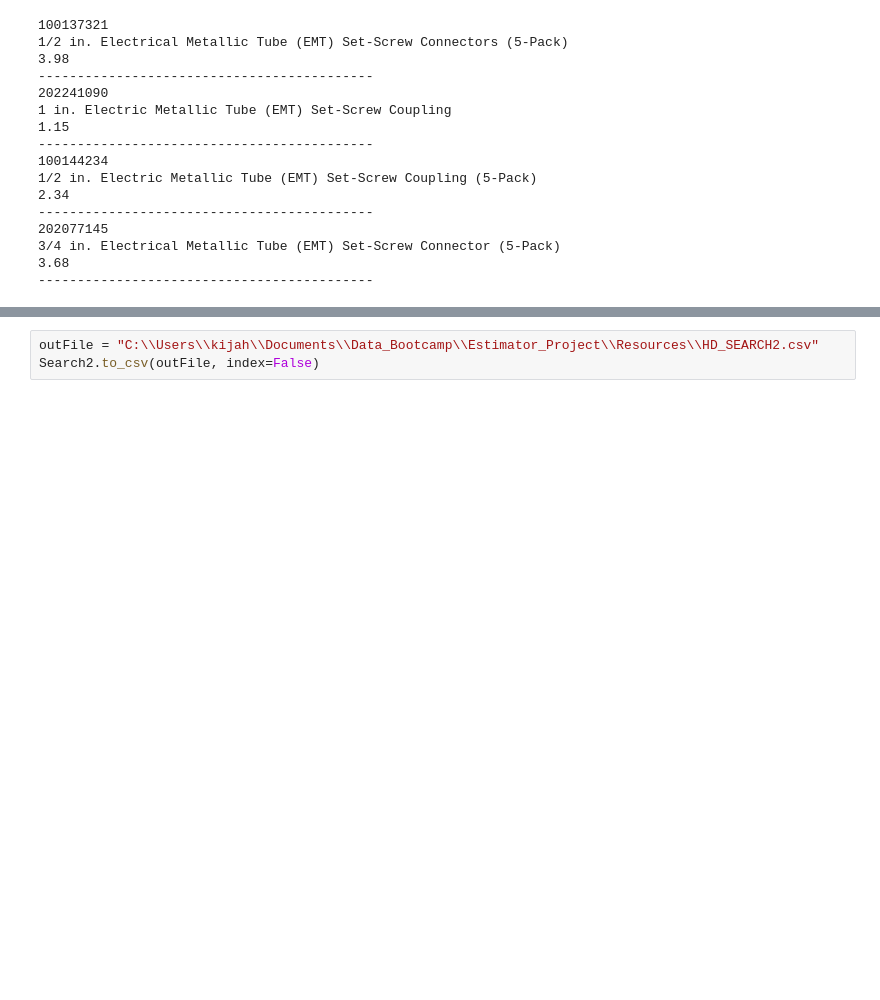
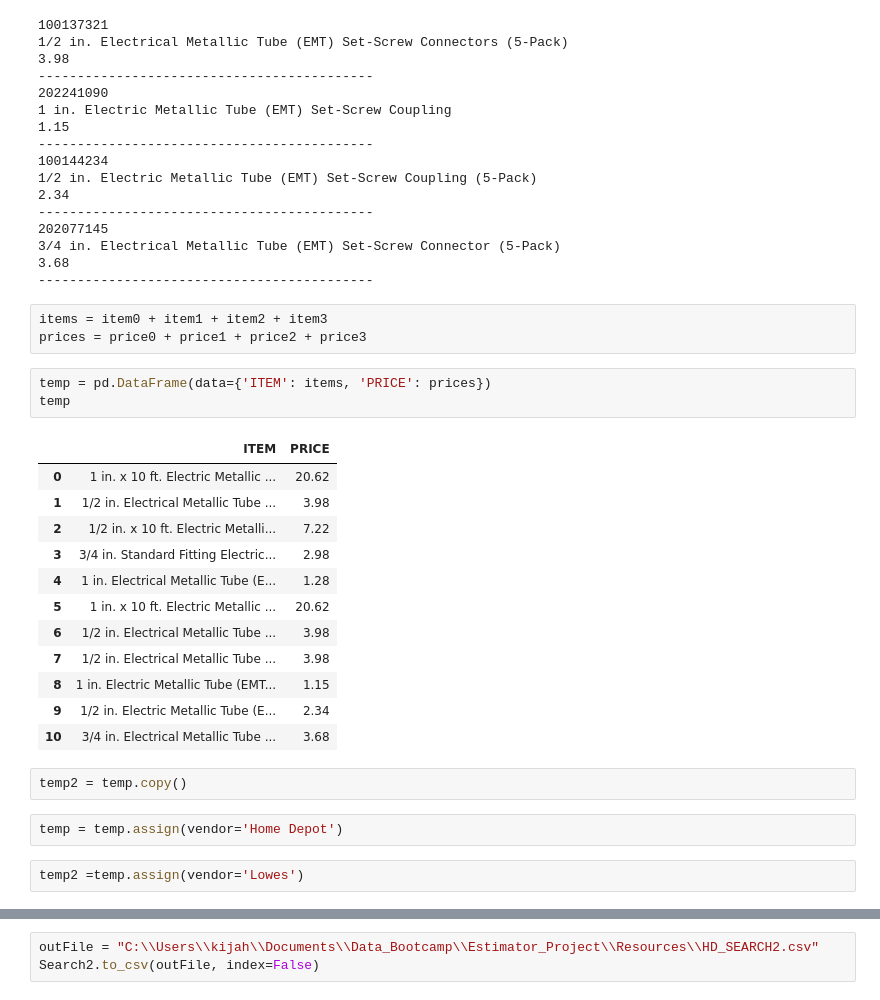
Before and after one commit to thegreatkeej/Estimator_Project, a Jupyter notebook: Resources/Estimator_API_practice.ipynb, the cells around one changed output, grey strips where cells are left out. Drawn from its saved outputs; the diff is of its cells as text; blank space fills up the shorter version.

```diff
--- a/Resources/Estimator_API_practice.ipynb
+++ b/Resources/Estimator_API_practice.ipynb
@@ -232,3 +239,28 @@ for i in ids:
 3/4 in. Electrical Metallic Tube (EMT) Set-Screw Connector (5-Pack)
 3.68
 -------------------------------------------
+# %%
+items = item0 + item1 + item2 + item3
+prices = price0 + price1 + price2 + price3
+# %%
+temp = pd.DataFrame(data={'ITEM': items, 'PRICE': prices})
+temp
+# %% [output]
+|  | ITEM | PRICE |
+| 0 | 1 in. x 10 ft. Electric Metallic ... | 20.62 |
+| 1 | 1/2 in. Electrical Metallic Tube ... | 3.98 |
+| 2 | 1/2 in. x 10 ft. Electric Metalli... | 7.22 |
+| 3 | 3/4 in. Standard Fitting Electric... | 2.98 |
+| 4 | 1 in. Electrical Metallic Tube (E... | 1.28 |
+| 5 | 1 in. x 10 ft. Electric Metallic ... | 20.62 |
+| 6 | 1/2 in. Electrical Metallic Tube ... | 3.98 |
+| 7 | 1/2 in. Electrical Metallic Tube ... | 3.98 |
+| 8 | 1 in. Electric Metallic Tube (EMT... | 1.15 |
+| 9 | 1/2 in. Electric Metallic Tube (E... | 2.34 |
+| 10 | 3/4 in. Electrical Metallic Tube ... | 3.68 |
+# %%
+temp2 = temp.copy()
+# %%
+temp = temp.assign(vendor='Home Depot')
+# %%
+temp2 =temp.assign(vendor='Lowes')
```
Also changed, not shown: parts of 13 cells of this notebook, 3 other files.
